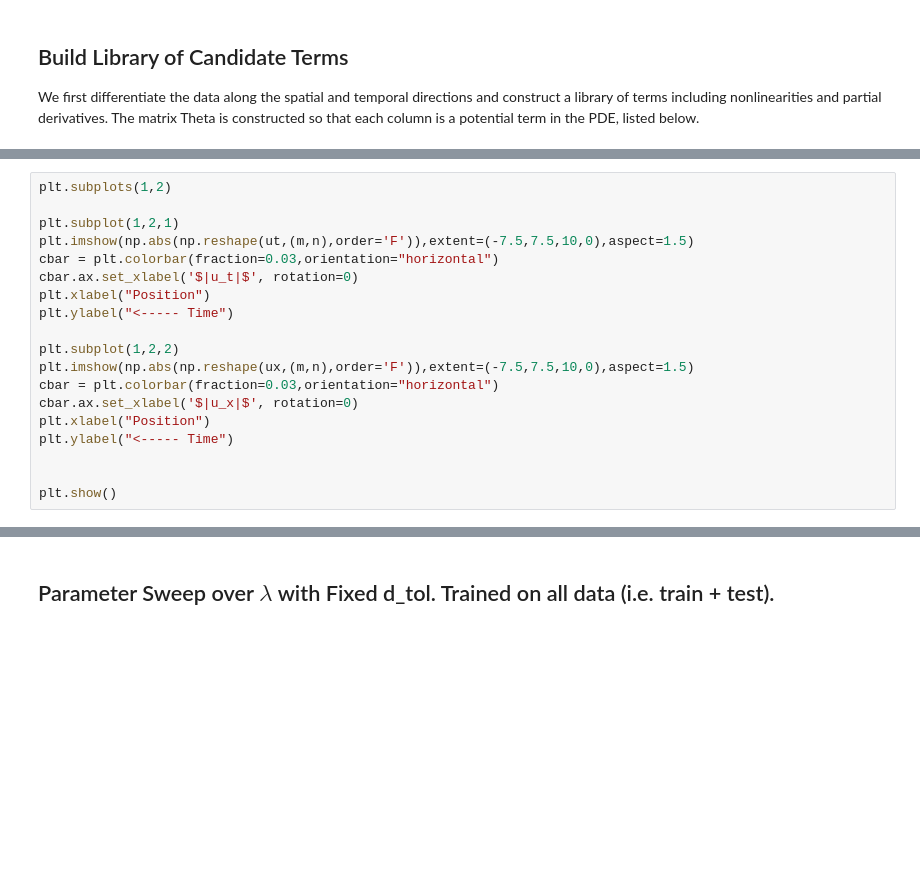
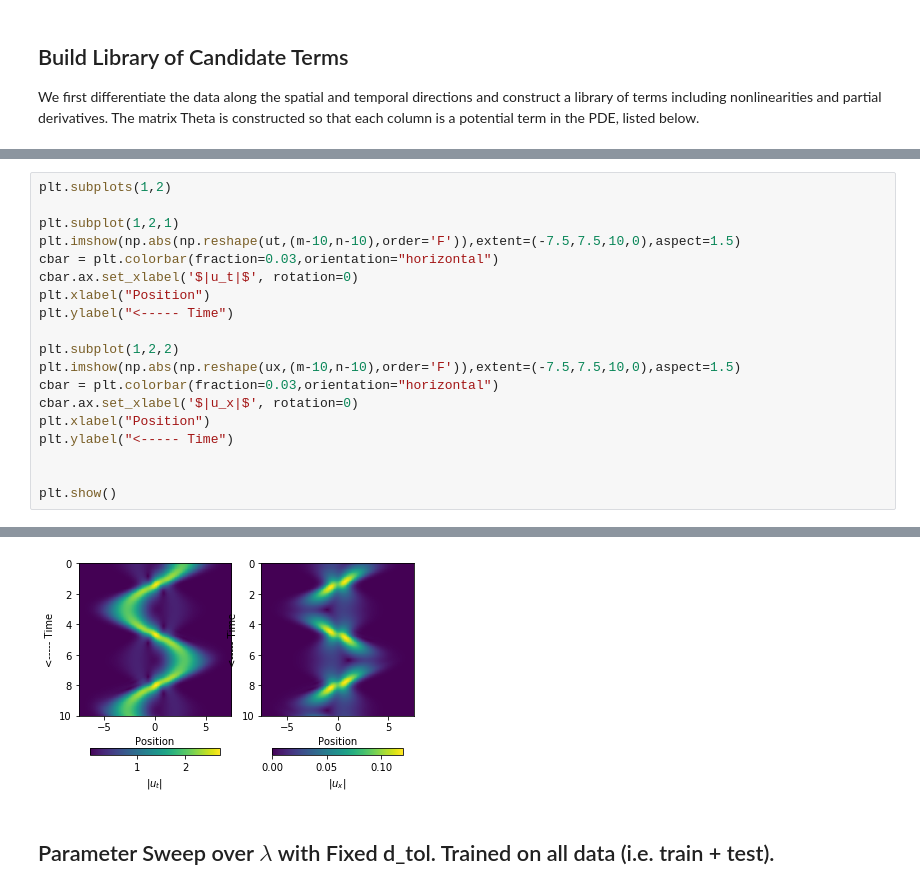
Before and after one commit to znicolaou/manybody, a Jupyter notebook: QuantumHarmonicOscillator_09-12-2021.ipynb, the cells around one changed output, grey strips where cells are left out. Cells and saved outputs as stored; diff of their text form; blank space fills up the shorter version.

```diff
--- a/QuantumHarmonicOscillator_09-12-2021.ipynb
+++ b/QuantumHarmonicOscillator_09-12-2021.ipynb
@@ -110,14 +113,14 @@ Runtime: 16.975204011891037
 plt.subplots(1,2)
 
 plt.subplot(1,2,1)
-plt.imshow(np.abs(np.reshape(ut,(m,n),order='F')),extent=(-7.5,7.5,10,0),aspect=1.5)
+plt.imshow(np.abs(np.reshape(ut,(m-10,n-10),order='F')),extent=(-7.5,7.5,10,0),aspect=1.5)
 cbar = plt.colorbar(fraction=0.03,orientation="horizontal")
 cbar.ax.set_xlabel('$|u_t|$', rotation=0)
 plt.xlabel("Position")
 plt.ylabel("<----- Time")
 
 plt.subplot(1,2,2)
-plt.imshow(np.abs(np.reshape(ux,(m,n),order='F')),extent=(-7.5,7.5,10,0),aspect=1.5)
+plt.imshow(np.abs(np.reshape(ux,(m-10,n-10),order='F')),extent=(-7.5,7.5,10,0),aspect=1.5)
 cbar = plt.colorbar(fraction=0.03,orientation="horizontal")
 cbar.ax.set_xlabel('$|u_x|$', rotation=0)
 plt.xlabel("Position")
@@ -130,3 +132,4 @@ plt.show()
+[figure, added]
 # %% [markdown]
 ## Parameter Sweep over $\lambda$ with Fixed d_tol. Trained on all data (i.e. train + test).
 # %%
```
Also changed, not shown: parts of 17 cells of this notebook, 2 other files.
